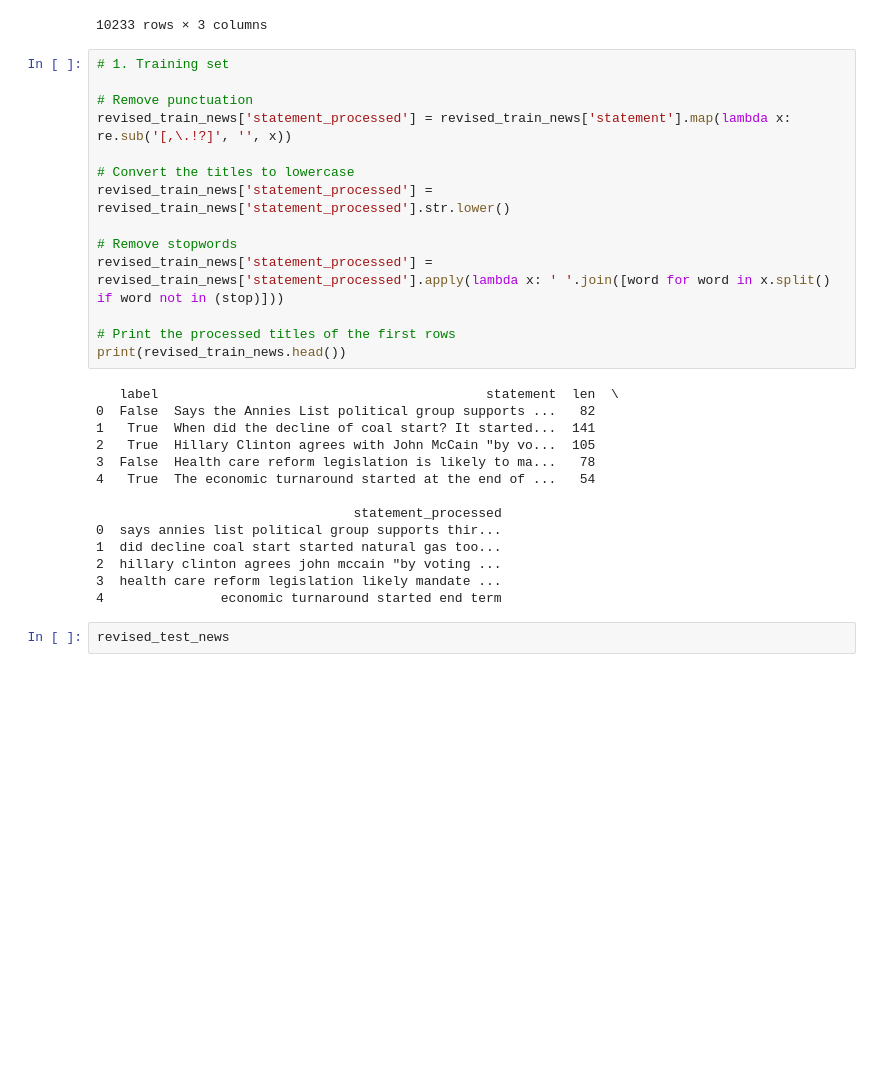
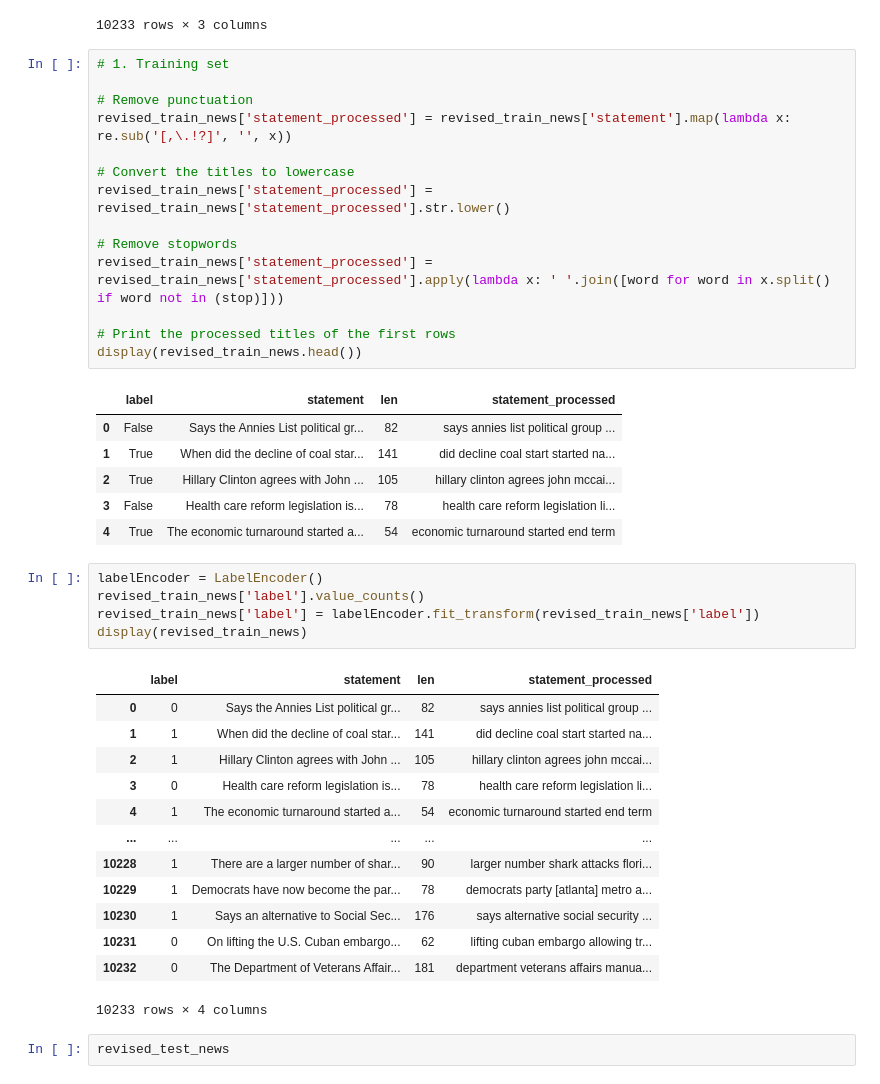
Before and after one commit to RimiSharma/SharpestMinds_mini_projects, a Jupyter notebook: Activation_functions/activation_function.ipynb, the cells around one changed output. Saved outputs shown, nothing was run; the diff lists cells and outputs as text; blank space fills up the shorter version.

```diff
--- a/Activation_functions/activation_function.ipynb
+++ b/Activation_functions/activation_function.ipynb
@@ -498,21 +499,33 @@ revised_train_news['statement_processed'] = revised_train_news['statement_proces
 revised_train_news['statement_processed'] = revised_train_news['statement_processed'].apply(lambda x: ' '.join([word for word in x.split() if word not in (stop)]))
 
 # Print the processed titles of the first rows
-print(revised_train_news.head())
+display(revised_train_news.head())
 # %% [output]
-   label                                          statement  len  \
-0  False  Says the Annies List political group supports ...   82
-1   True  When did the decline of coal start? It started...  141
-2   True  Hillary Clinton agrees with John McCain "by vo...  105
-3  False  Health care reform legislation is likely to ma...   78
-4   True  The economic turnaround started at the end of ...   54
-
-                                 statement_processed
-0  says annies list political group supports thir...
-1  did decline coal start started natural gas too...
-2  hillary clinton agrees john mccain "by voting ...
-3  health care reform legislation likely mandate ...
-4               economic turnaround started end term
+|  | label | statement | len | statement_processed |
+| 0 | False | Says the Annies List political gr... | 82 | says annies list political group ... |
+| 1 | True | When did the decline of coal star... | 141 | did decline coal start started na... |
+| 2 | True | Hillary Clinton agrees with John ... | 105 | hillary clinton agrees john mccai... |
+| 3 | False | Health care reform legislation is... | 78 | health care reform legislation li... |
+| 4 | True | The economic turnaround started a... | 54 | economic turnaround started end term |
+# %%
+labelEncoder = LabelEncoder()
+revised_train_news['label'].value_counts()
+revised_train_news['label'] = labelEncoder.fit_transform(revised_train_news['label'])
+display(revised_train_news)
+# %% [output]
+|  | label | statement | len | statement_processed |
+| 0 | 0 | Says the Annies List political gr... | 82 | says annies list political group ... |
+| 1 | 1 | When did the decline of coal star... | 141 | did decline coal start started na... |
+| 2 | 1 | Hillary Clinton agrees with John ... | 105 | hillary clinton agrees john mccai... |
+| 3 | 0 | Health care reform legislation is... | 78 | health care reform legislation li... |
+| 4 | 1 | The economic turnaround started a... | 54 | economic turnaround started end term |
+| ... | ... | ... | ... | ... |
+| 10228 | 1 | There are a larger number of shar... | 90 | larger number shark attacks flori... |
+| 10229 | 1 | Democrats have now become the par... | 78 | democrats party [atlanta] metro a... |
+| 10230 | 1 | Says an alternative to Social Sec... | 176 | says alternative social security ... |
+| 10231 | 0 | On lifting the U.S. Cuban embargo... | 62 | lifting cuban embargo allowing tr... |
+| 10232 | 0 | The Department of Veterans Affair... | 181 | department veterans affairs manua... |
+10233 rows × 4 columns
 # %%
 revised_test_news
 # %% [output]
```
Also changed, not shown: parts of 20 cells of this notebook.
